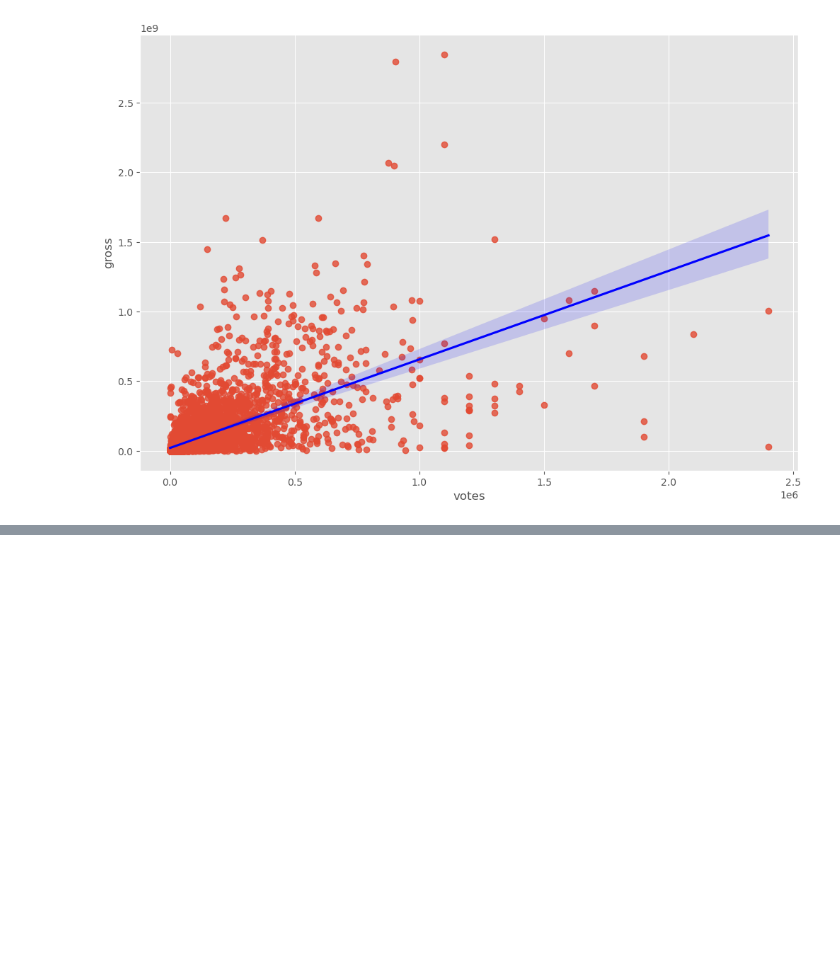
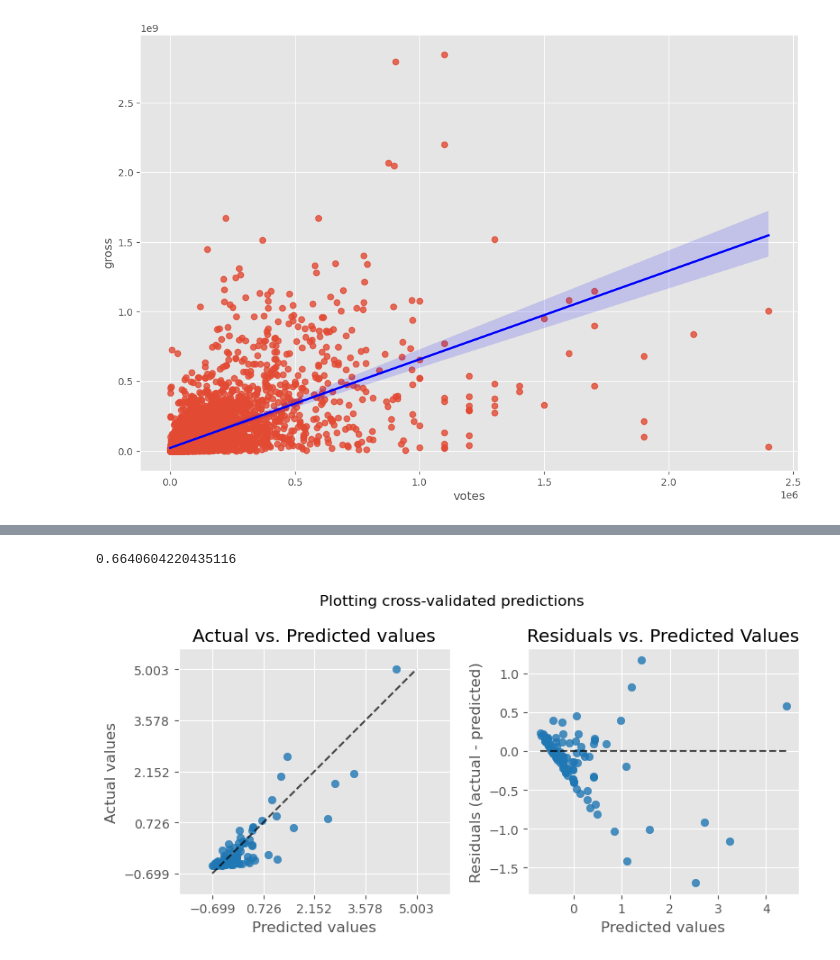
Before and after one commit to nfernandez97/DataPortfolioProject, a Jupyter notebook: Correlation project.ipynb, the cells around one changed output, grey strips where cells are left out. Saved outputs shown, nothing was run; the diff lists cells and outputs as text; code cells hidden in the pictures; blank space fills up the shorter version.

Commit message:
Added Linear regression model

```diff
--- a/Correlation project.ipynb
+++ b/Correlation project.ipynb
@@ -181,0 +214,36 @@ sns.regplot(x='votes', y='gross', data=df, line_kws={'color':'blue'})
+# %%
+df_numerized = df_numerized.dropna()
+# %%
+xEntrenamiento, xPrueba, yEntrenamiento, yPrueba = train_test_split(df_numerized.drop(columns='gross'), df_numerized['gross'], train_size=0.75, random_state=123)
+# %%
+modelo = LinearRegression()
+modelo.fit(xEntrenamiento, yEntrenamiento)
+
+modelo.score(xPrueba, yPrueba)
+# %% [output]
+0.6640604220435116
+# %%
+fig, axs = plt.subplots(ncols=2, figsize=(8, 4))
+PredictionErrorDisplay.from_predictions(
+    yPrueba,
+    y_pred=modelo.predict(xPrueba),
+    kind="actual_vs_predicted",
+    subsample=100,
+    ax=axs[0],
+    random_state=0,
+)
+axs[0].set_title("Actual vs. Predicted values")
+PredictionErrorDisplay.from_predictions(
+    yPrueba,
+    y_pred=modelo.predict(xPrueba),
+    kind="residual_vs_predicted",
+    subsample=100,
+    ax=axs[1],
+    random_state=0,
+)
+axs[1].set_title("Residuals vs. Predicted Values")
+fig.suptitle("Plotting cross-validated predictions")
+plt.tight_layout()
+plt.show()
+# %% [output]
+[figure, added]
```
Also changed, not shown: parts of 8 cells of this notebook.
